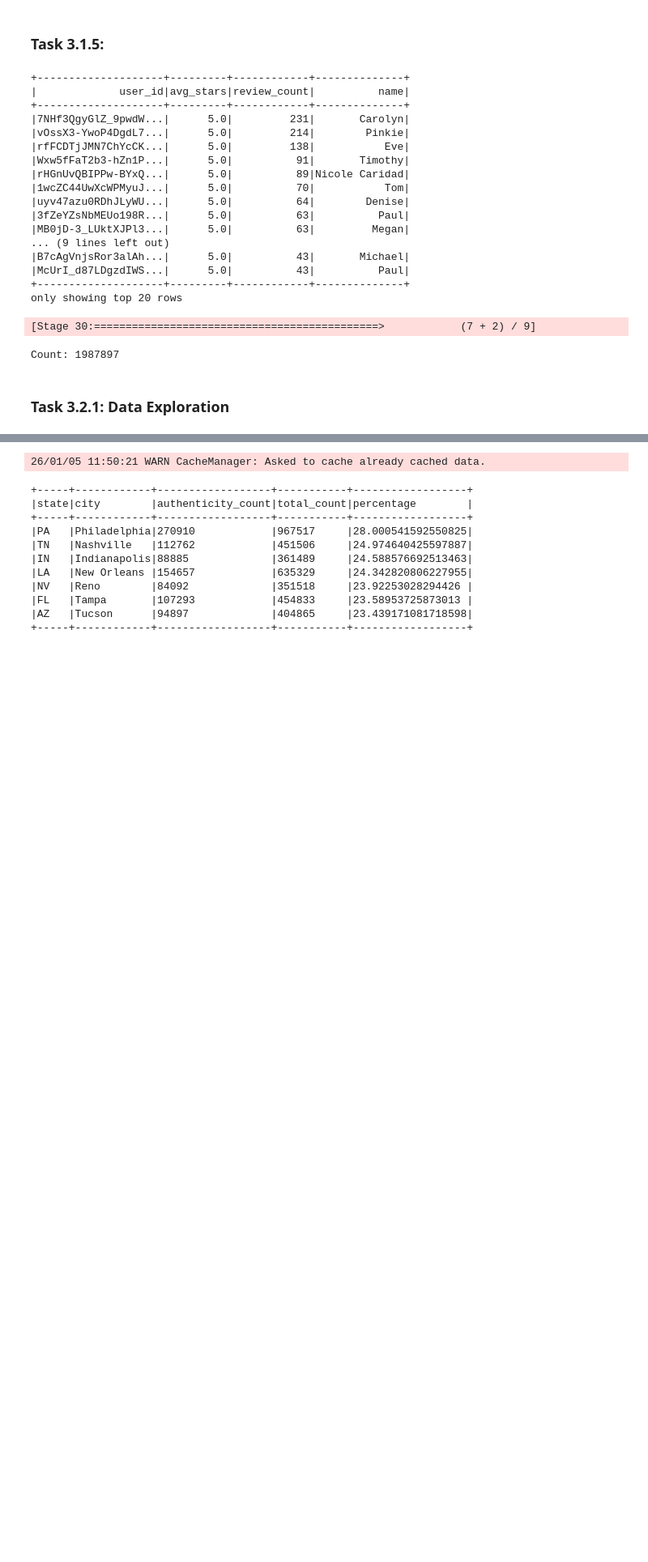
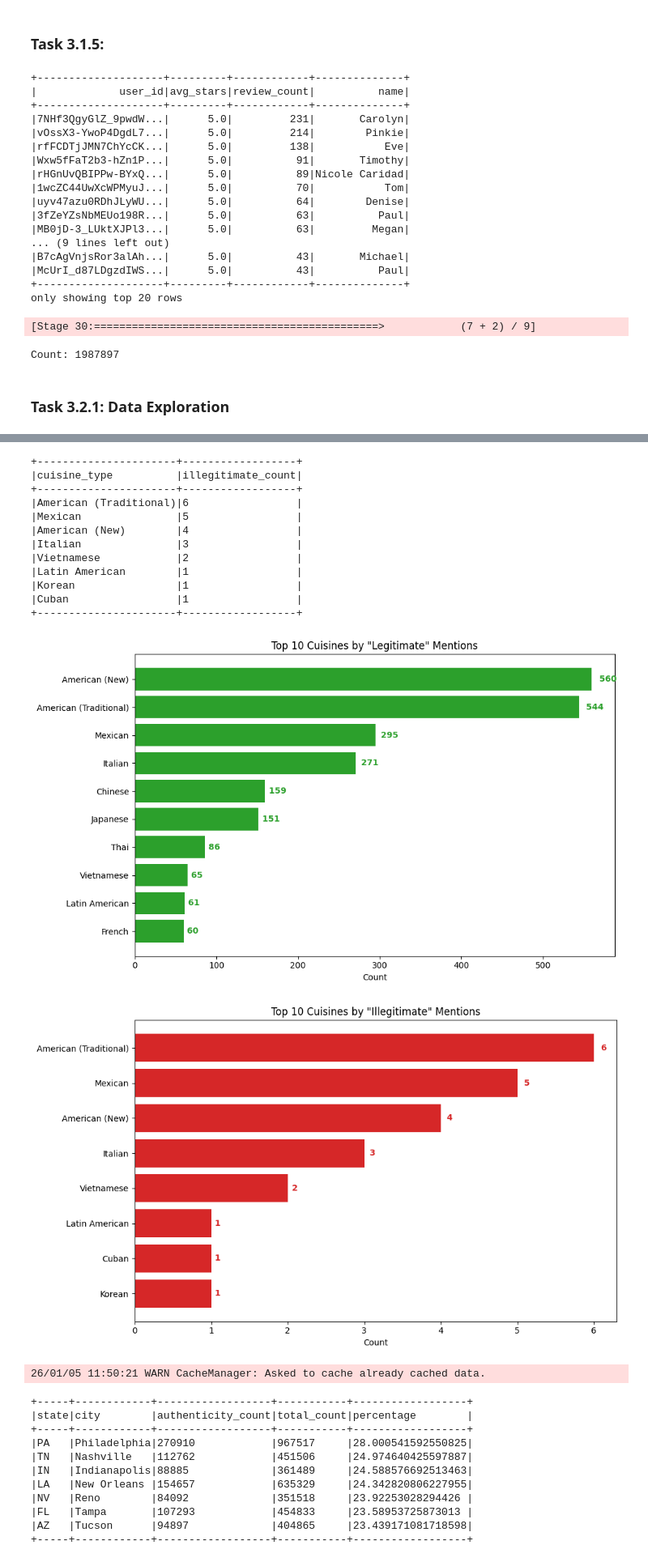
Before and after one commit to AdamHadouTemsamani/Autumn-2025, a Jupyter notebook: Big-Data-Management/Assignments/ahad_a1/spark_queries_template.ipynb, the cells around one changed output, grey strips where cells are left out. Shown at 81% size. Cells and saved outputs as stored; diff of their text form; code cells hidden in the pictures; blank space fills up the shorter version.

```diff
--- a/Big-Data-Management/Assignments/ahad_a1/spark_queries_template.ipynb
+++ b/Big-Data-Management/Assignments/ahad_a1/spark_queries_template.ipynb
@@ -476,6 +507,37 @@ illegitimate_count_by_cuisine = illegitimate_reviews_cuisines.groupBy("cuisine_t
     .orderBy(F.desc("illegitimate_count"))
 
 #How would i group this by cuisine? if categories is a string "Resturant, "Japanese", etc.
-#legitimate_count_by_cuisine.show(20, truncate=False)
+legitimate_count_by_cuisine.show(20, truncate=False)
 illegitimate_count_by_cuisine.show(20, truncate=False)
+
+# Plot 1: Legitimate Counts
+# Convert top 10 to Pandas and sort ascending for correct barh display
+pdf_legit = legitimate_count_by_cuisine.limit(10).toPandas().sort_values("legitimate_count", ascending=True)
+
+plt.figure(figsize=(10, 6))
+plt.barh(pdf_legit['cuisine_type'], pdf_legit['legitimate_count'], color='#2ca02c')
+
+# Add numeric labels
+for i, val in enumerate(pdf_legit['legitimate_count']):
+    plt.text(val + (val * 0.01), i, f' {int(val)}', va='center', fontweight='bold', color='#2ca02c')
+
+plt.title('Top 10 Cuisines by "Legitimate" Mentions')
+plt.xlabel('Count')
+plt.tight_layout()
+plt.savefig('cuisine_legitimate.png')
+
+# Plot 2: Illegitimate Counts
+pdf_illegit = illegitimate_count_by_cuisine.limit(10).toPandas().sort_values("illegitimate_count", ascending=True)
+
+plt.figure(figsize=(10, 6))
+plt.barh(pdf_illegit['cuisine_type'], pdf_illegit['illegitimate_count'], color='#d62728')
+
+# Add numeric labels
+for i, val in enumerate(pdf_illegit['illegitimate_count']):
+    plt.text(val + (val * 0.01), i, f' {int(val)}', va='center', fontweight='bold', color='#d62728')
+
+plt.title('Top 10 Cuisines by "Illegitimate" Mentions')
+plt.xlabel('Count')
+plt.tight_layout()
+plt.savefig('cuisine_illegitimate.png')
 # %% [output]
@@ -494 +561,15 @@ illegitimate_count_by_cuisine.show(20, truncate=False)
++----------------------+------------------+
+|cuisine_type          |illegitimate_count|
++----------------------+------------------+
+|American (Traditional)|6                 |
+|Mexican               |5                 |
+|American (New)        |4                 |
+|Italian               |3                 |
+|Vietnamese            |2                 |
+|Latin American        |1                 |
+|Korean                |1                 |
+|Cuban                 |1                 |
++----------------------+------------------+
+[figure, added]
+[figure, added]
 # %%
```
Also changed, not shown: parts of 8 cells of this notebook, 5 other files.
